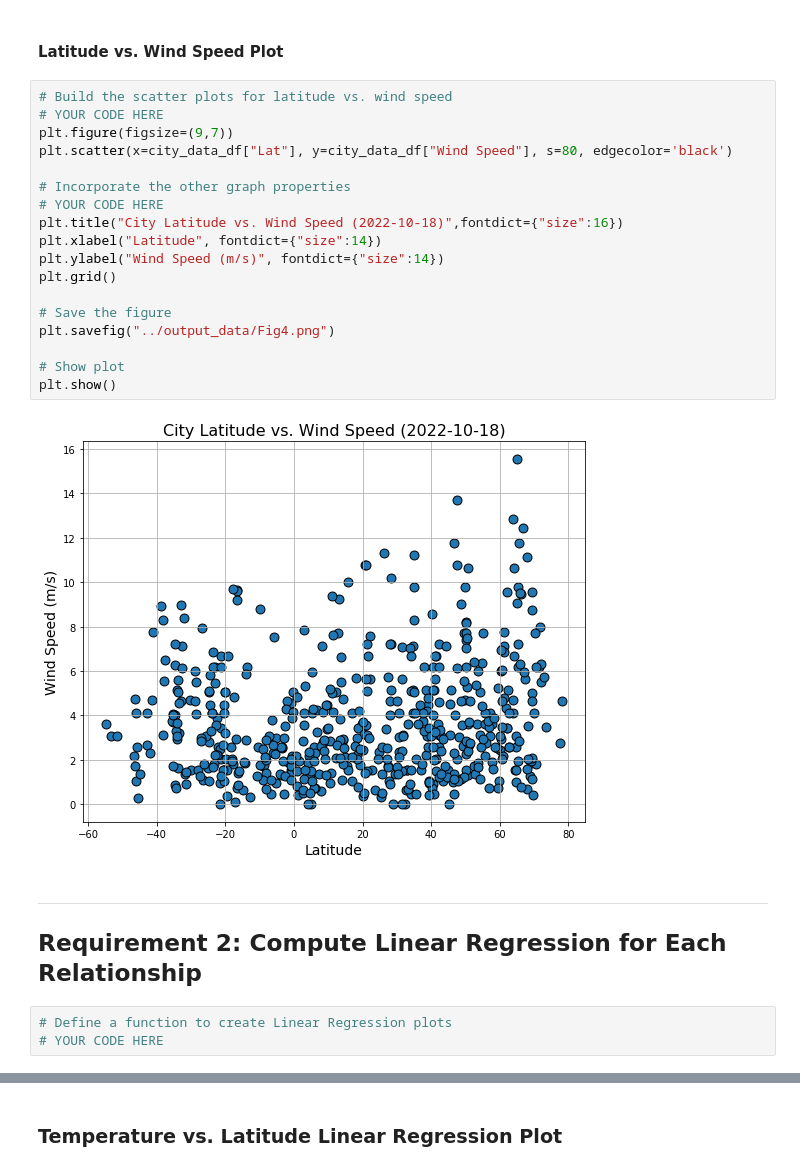
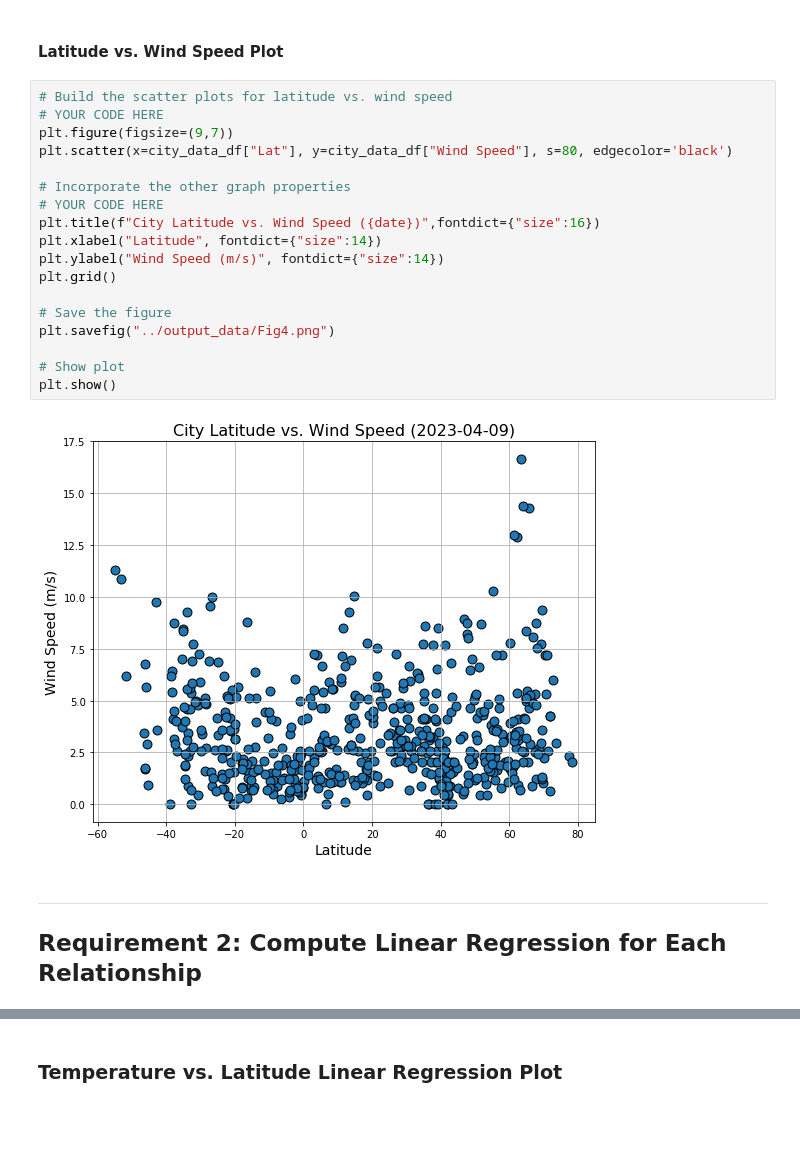
Before and after one commit to shriparna/python-api-challenge, a Jupyter notebook: starter_code/WeatherPy.ipynb, the cells around one changed output, grey strips where cells are left out. Drawn from its saved outputs; the diff is of its cells as text; blank space fills up the shorter version.

```diff
--- a/starter_code/WeatherPy.ipynb
+++ b/starter_code/WeatherPy.ipynb
@@ -248,27 +257,24 @@ plt.show()
 # %%
 # Build the scatter plots for latitude vs. wind speed
 # YOUR CODE HERE
 plt.figure(figsize=(9,7))
 plt.scatter(x=city_data_df["Lat"], y=city_data_df["Wind Speed"], s=80, edgecolor='black')
 
 # Incorporate the other graph properties
 # YOUR CODE HERE
-plt.title("City Latitude vs. Wind Speed (2022-10-18)",fontdict={"size":16})
+plt.title(f"City Latitude vs. Wind Speed ({date})",fontdict={"size":16})
 plt.xlabel("Latitude", fontdict={"size":14})
 plt.ylabel("Wind Speed (m/s)", fontdict={"size":14})
 plt.grid()
 
 # Save the figure
 plt.savefig("../output_data/Fig4.png")
 
 # Show plot
 plt.show()
 # %% [output]
-[figure, old version]
+[figure, new version]
 # %% [markdown]
 ---
 
 ## Requirement 2: Compute Linear Regression for Each Relationship
-# %%
-# Define a function to create Linear Regression plots
-# YOUR CODE HERE
```
Also changed, not shown: parts of 19 cells of this notebook, 5 other files.
